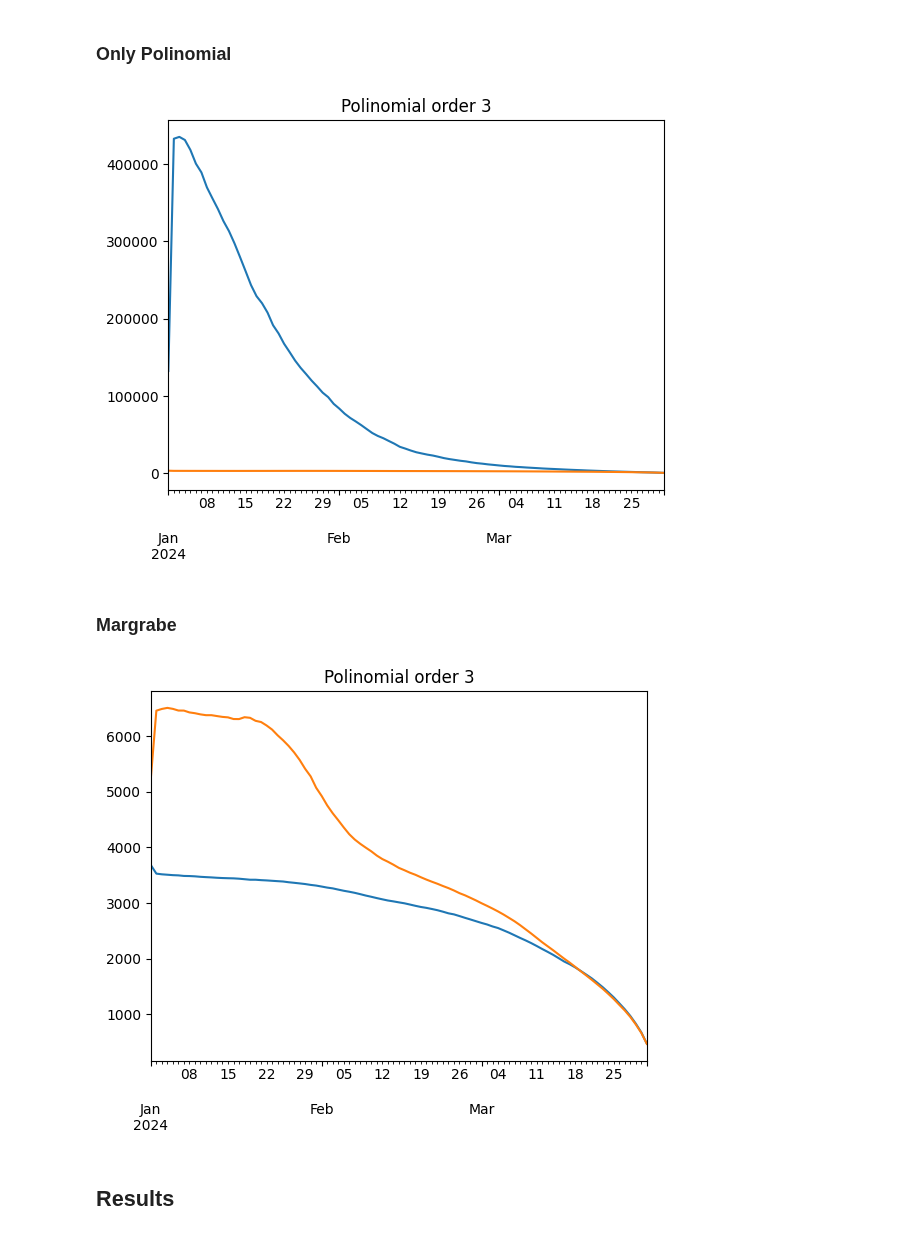
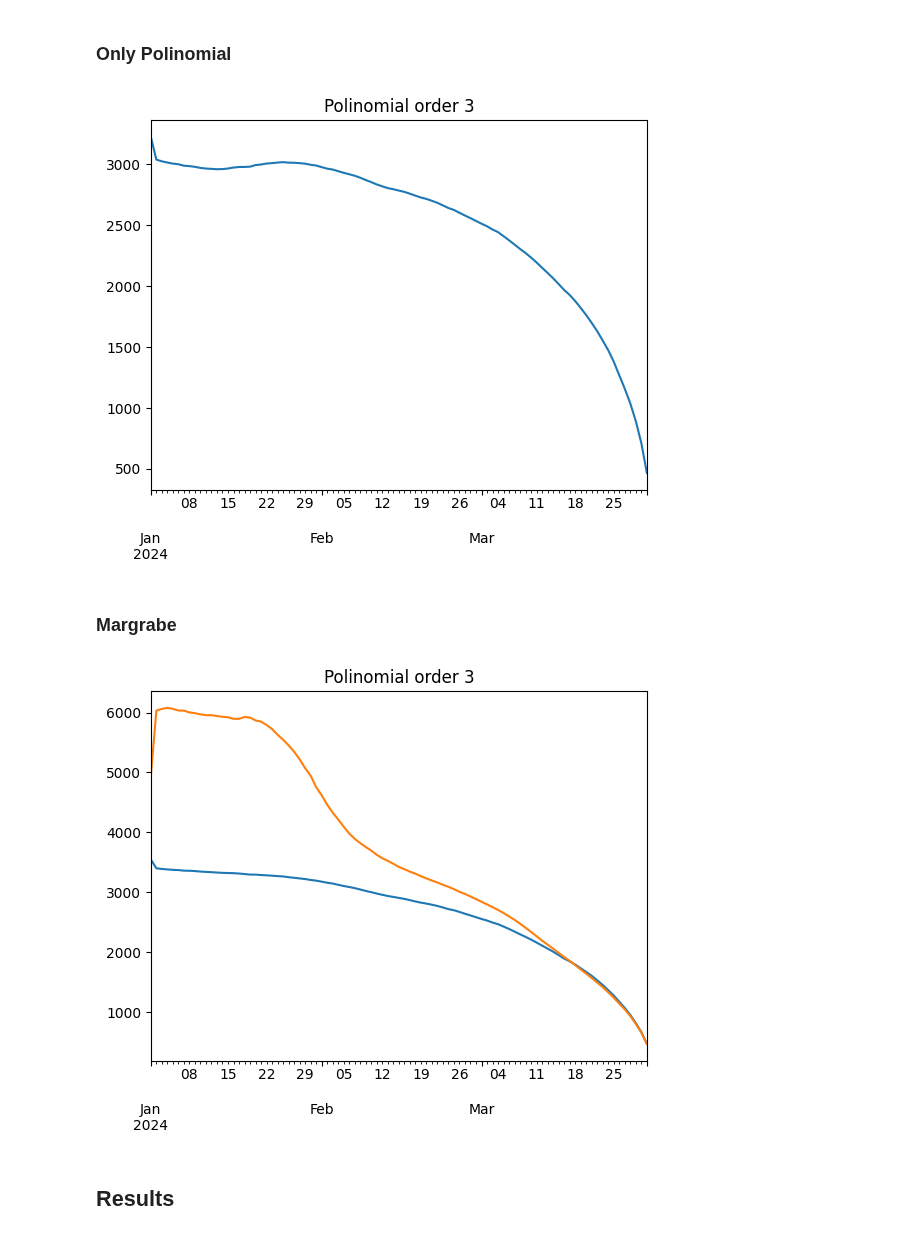
Before and after one commit to amacias-afma/montecarlohedge, a Jupyter notebook: main.ipynb, the cells around one changed output. Cells and saved outputs as stored; diff of their text form; code cells hidden in the pictures.

```diff
--- a/main.ipynb
+++ b/main.ipynb
@@ -213,30 +232,30 @@ intrinsic_results = {}
 # %% [markdown]
 ### Only Polinomial
 # %%
-for i in range(1, 3):
+for i in range(2, 3):
 
   basis_type = {'pol_order': i + 1, 'option_basis': None}
-  df_option_value, df_call_value, df_intrinsic_value, df_delta, functional_result = op.calculate_real_option(prices, basis_type, dates_project_window, dates_parameters, investment_parameters, others_parameters)
+  df_option_value, df_call_value, df_intrinsic_value, df_delta, functional_result = op.calculate_real_option(prices, basis_type, dates_project_window, dates_parameters, investment_parameters, others_parameters, g_alpha)
 
   functional_results[f'only_polinomial_{i+1}'] = functional_result
   option_results[f'only_polinomial_{i+1}'] = df_option_value
   intrinsic_results[f'only_polinomial_{i+1}'] = df_intrinsic_value
   df_option_value.mean().plot(title=f'Polinomial order {i + 1}')
 # %% [output]
-[figure, old version]
+[figure, new version]
 # %% [markdown]
 ### Margrabe
 # %%
 for i in range(1, 3):
   basis_type = {'pol_order': i + 1, 'option_basis': 'margrabe'}
-  df_option_value, df_call_value, df_intrinsic_value, df_delta, functional_result = op.calculate_real_option(prices, basis_type, dates_project_window, dates_parameters, investment_parameters, others_parameters)
+  df_option_value, df_call_value, df_intrinsic_value, df_delta, functional_result = op.calculate_real_option(prices, basis_type, dates_project_window, dates_parameters, investment_parameters, others_parameters, g_alpha)
 
   functional_results[f'margrabe_{i+1}'] = functional_result
   option_results[f'margrabe_{i+1}'] = df_option_value
   intrinsic_results[f'margrabe_{i+1}'] = df_intrinsic_value
   df_option_value.mean().plot(title=f'Polinomial order {i + 1}')
 # %% [output]
-[figure, old version]
+[figure, new version]
 # %% [markdown]
 ## Results
 # %%
```
Also changed, not shown: parts of 5 cells of this notebook, 9 other files.
